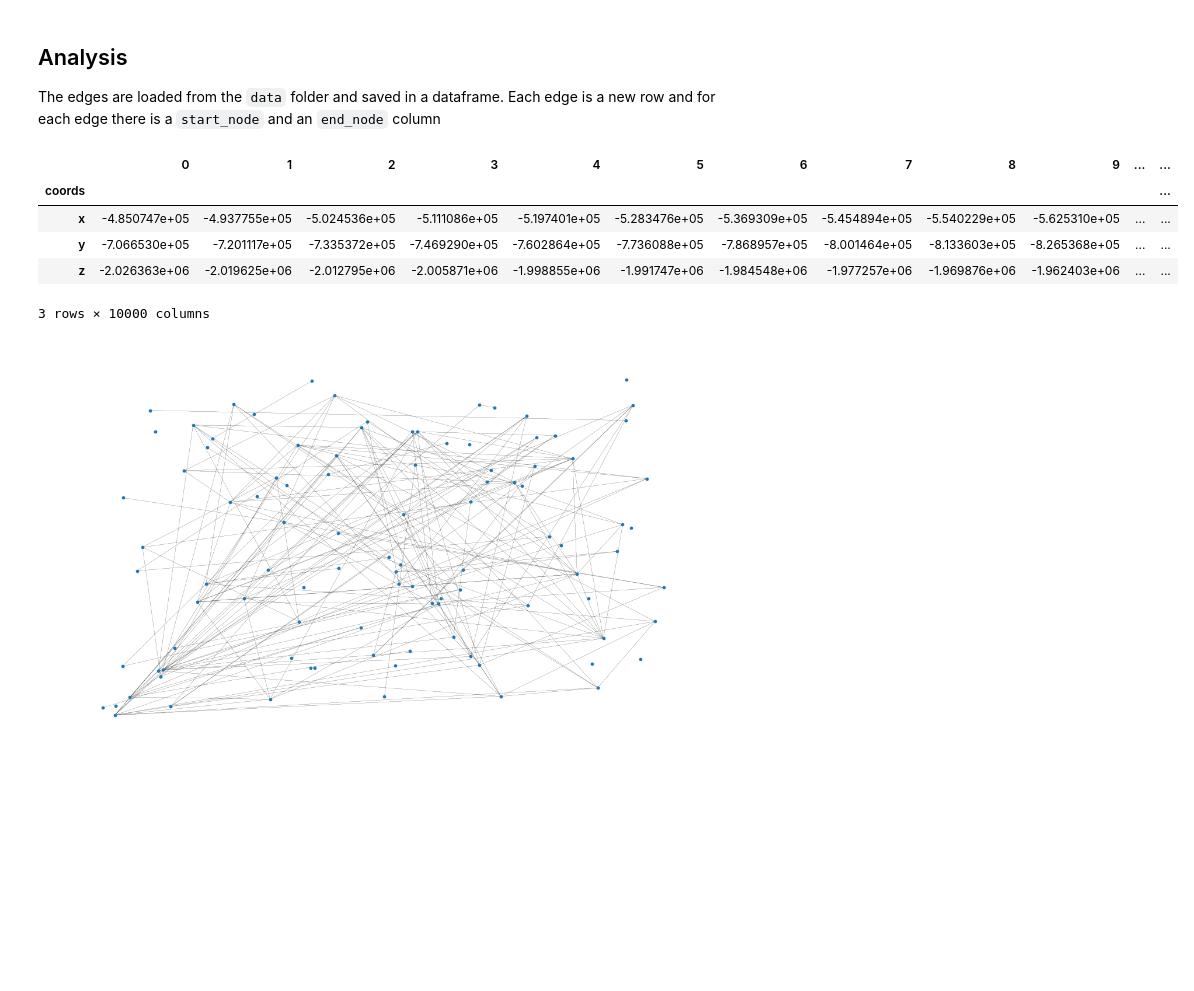
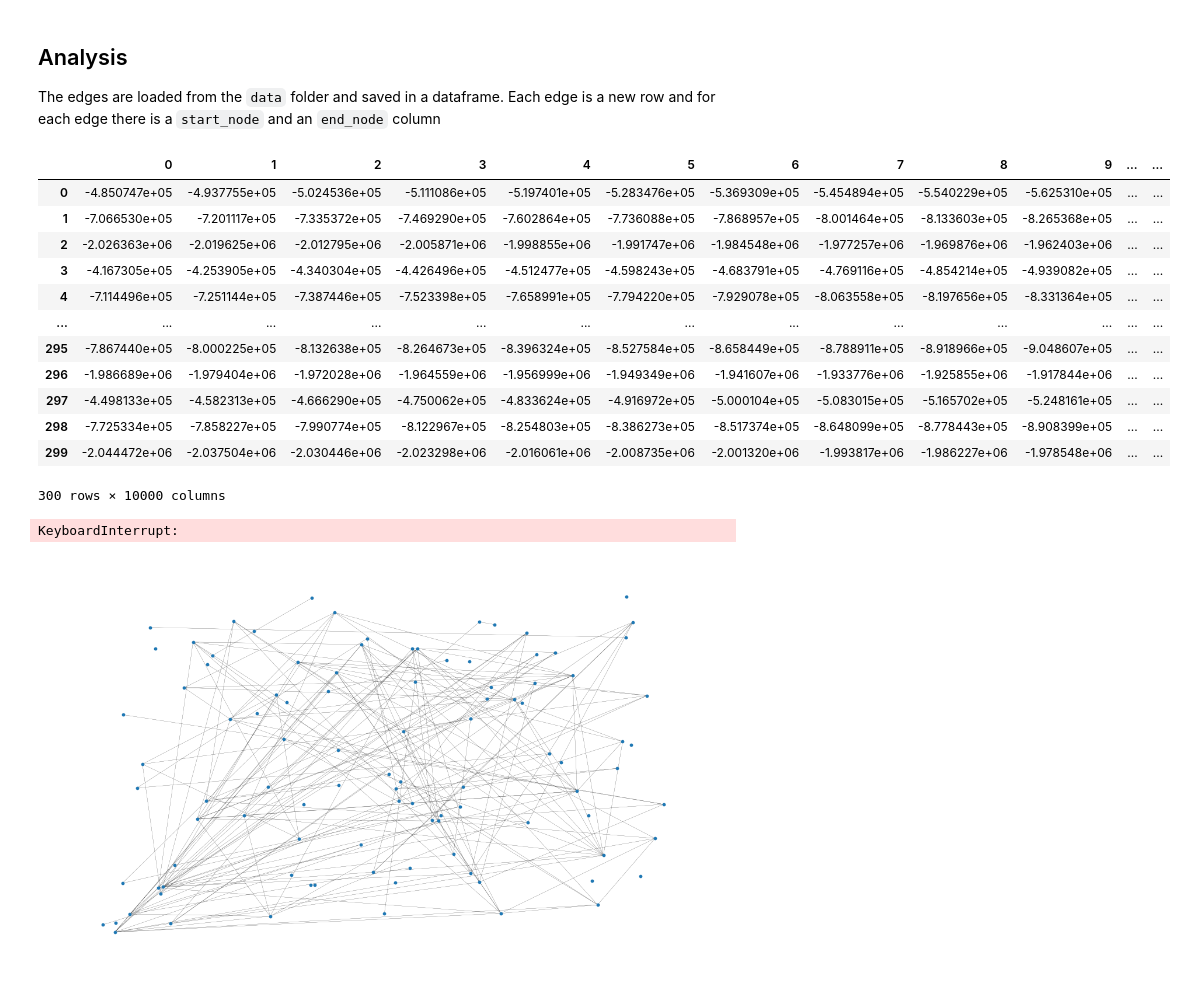
Before and after one commit to Emma-html/projet_reseaux_IA, a Jupyter notebook: representationSpatiale.ipynb, the cells around one changed output. Drawn from its saved outputs; the diff is of its cells as text; code cells hidden in the pictures; blank space fills up the shorter version.

```diff
--- a/representationSpatiale.ipynb
+++ b/representationSpatiale.ipynb
@@ -23,35 +25,63 @@ The edges are loaded from the `data` folder and saved in a dataframe. Each edge
 # %%
 PATH = 'Traces.csv'
 
 df = pd.read_csv(PATH, sep=',', header=None)
 satellites = {}
 
-for i in range(0,100):
-    sat = df.iloc[3*i : 3*i+3].copy()
-    sat['coords'] = ['x','y','z']
-    satellites[i] = sat.set_index('coords', drop=True)
-
-satellites[0]
+df
 # %% [output]
 |  | 0 | 1 | 2 | 3 | 4 | 5 | 6 | 7 | 8 | 9 | ... | ... |
-| coords |  |  |  |  |  |  |  |  |  |  |  | ... |
-| x | -4.850747e+05 | -4.937755e+05 | -5.024536e+05 | -5.111086e+05 | -5.197401e+05 | -5.283476e+05 | -5.369309e+05 | -5.454894e+05 | -5.540229e+05 | -5.625310e+05 | ... | ... |
-| y | -7.066530e+05 | -7.201117e+05 | -7.335372e+05 | -7.469290e+05 | -7.602864e+05 | -7.736088e+05 | -7.868957e+05 | -8.001464e+05 | -8.133603e+05 | -8.265368e+05 | ... | ... |
-| z | -2.026363e+06 | -2.019625e+06 | -2.012795e+06 | -2.005871e+06 | -1.998855e+06 | -1.991747e+06 | -1.984548e+06 | -1.977257e+06 | -1.969876e+06 | -1.962403e+06 | ... | ... |
+| 0 | -4.850747e+05 | -4.937755e+05 | -5.024536e+05 | -5.111086e+05 | -5.197401e+05 | -5.283476e+05 | -5.369309e+05 | -5.454894e+05 | -5.540229e+05 | -5.625310e+05 | ... | ... |
+| 1 | -7.066530e+05 | -7.201117e+05 | -7.335372e+05 | -7.469290e+05 | -7.602864e+05 | -7.736088e+05 | -7.868957e+05 | -8.001464e+05 | -8.133603e+05 | -8.265368e+05 | ... | ... |
+| 2 | -2.026363e+06 | -2.019625e+06 | -2.012795e+06 | -2.005871e+06 | -1.998855e+06 | -1.991747e+06 | -1.984548e+06 | -1.977257e+06 | -1.969876e+06 | -1.962403e+06 | ... | ... |
+| 3 | -4.167305e+05 | -4.253905e+05 | -4.340304e+05 | -4.426496e+05 | -4.512477e+05 | -4.598243e+05 | -4.683791e+05 | -4.769116e+05 | -4.854214e+05 | -4.939082e+05 | ... | ... |
+| 4 | -7.114496e+05 | -7.251144e+05 | -7.387446e+05 | -7.523398e+05 | -7.658991e+05 | -7.794220e+05 | -7.929078e+05 | -8.063558e+05 | -8.197656e+05 | -8.331364e+05 | ... | ... |
+| ... | ... | ... | ... | ... | ... | ... | ... | ... | ... | ... | ... | ... |
+| 295 | -7.867440e+05 | -8.000225e+05 | -8.132638e+05 | -8.264673e+05 | -8.396324e+05 | -8.527584e+05 | -8.658449e+05 | -8.788911e+05 | -8.918966e+05 | -9.048607e+05 | ... | ... |
+| 296 | -1.986689e+06 | -1.979404e+06 | -1.972028e+06 | -1.964559e+06 | -1.956999e+06 | -1.949349e+06 | -1.941607e+06 | -1.933776e+06 | -1.925855e+06 | -1.917844e+06 | ... | ... |
+| 297 | -4.498133e+05 | -4.582313e+05 | -4.666290e+05 | -4.750062e+05 | -4.833624e+05 | -4.916972e+05 | -5.000104e+05 | -5.083015e+05 | -5.165702e+05 | -5.248161e+05 | ... | ... |
+| 298 | -7.725334e+05 | -7.858227e+05 | -7.990774e+05 | -8.122967e+05 | -8.254803e+05 | -8.386273e+05 | -8.517374e+05 | -8.648099e+05 | -8.778443e+05 | -8.908399e+05 | ... | ... |
+| 299 | -2.044472e+06 | -2.037504e+06 | -2.030446e+06 | -2.023298e+06 | -2.016061e+06 | -2.008735e+06 | -2.001320e+06 | -1.993817e+06 | -1.986227e+06 | -1.978548e+06 | ... | ... |
-3 rows × 10000 columns
+300 rows × 10000 columns
 # %%
-RANGE = 20000 #CHANGER AU BESOIN
+for t in range(0, 10000, 10):
+    n_sats = 100
+    # Extraire les positions
+    positions = []
+    for i in range(n_sats):
+        x, y, z = df.iloc[i*3:i*3+3][t].values
+        positions.append((x, y, z))
 
-list_satellites = []
+    # Construire le graphe
+    G = nx.Graph()
 
-for i in range(len(satellites)):
-    obj_sat = Node.__new__(Node)
-    obj_sat.__init__(i, satellites[i][0][0], satellites[i][0][1], satellites[i][0][2])
-    list_satellites.append(obj_sat)
+    # Ajouter les nœuds
+    for i, pos in enumerate(positions):
+        G.add_node(i, position=pos)
 
-swarm = Swarm.__new__(Swarm)
-swarm.__init__(RANGE, list_satellites)
-graph = swarm.swarm_to_nxgraph()
+    # --- Visualisation 3D ---
+    fig = plt.figure(figsize=(15, 9))
+    ax = fig.add_subplot(111, projection='3d')
+
+    # Dessiner les nœuds
+    for i, (x, y, z) in enumerate(positions):
+        ax.scatter(x, y, z)
+
+    # Dessiner les arêtes
+    for (i, j) in G.edges():
+        x = [positions[i][0], positions[j][0]]
+        y = [positions[i][1], positions[j][1]]
+        z = [positions[i][2], positions[j][2]]
+        ax.plot(x, y, z, c='gray')
+
+    ax.set_xlabel('X')
+    ax.set_ylabel('Y')
+    ax.set_zlabel('Z')
+    plt.title("Nano-satellites en 3D")
+    display.clear_output(wait=True)
+    plt.show()
+# %% [output]
+KeyboardInterrupt:
 # %%
 fig, ax = plt.subplots(figsize=(15, 9))
 ax.axis("off")
```
Also changed, not shown: parts of 1 cell of this notebook, 1 other file.
